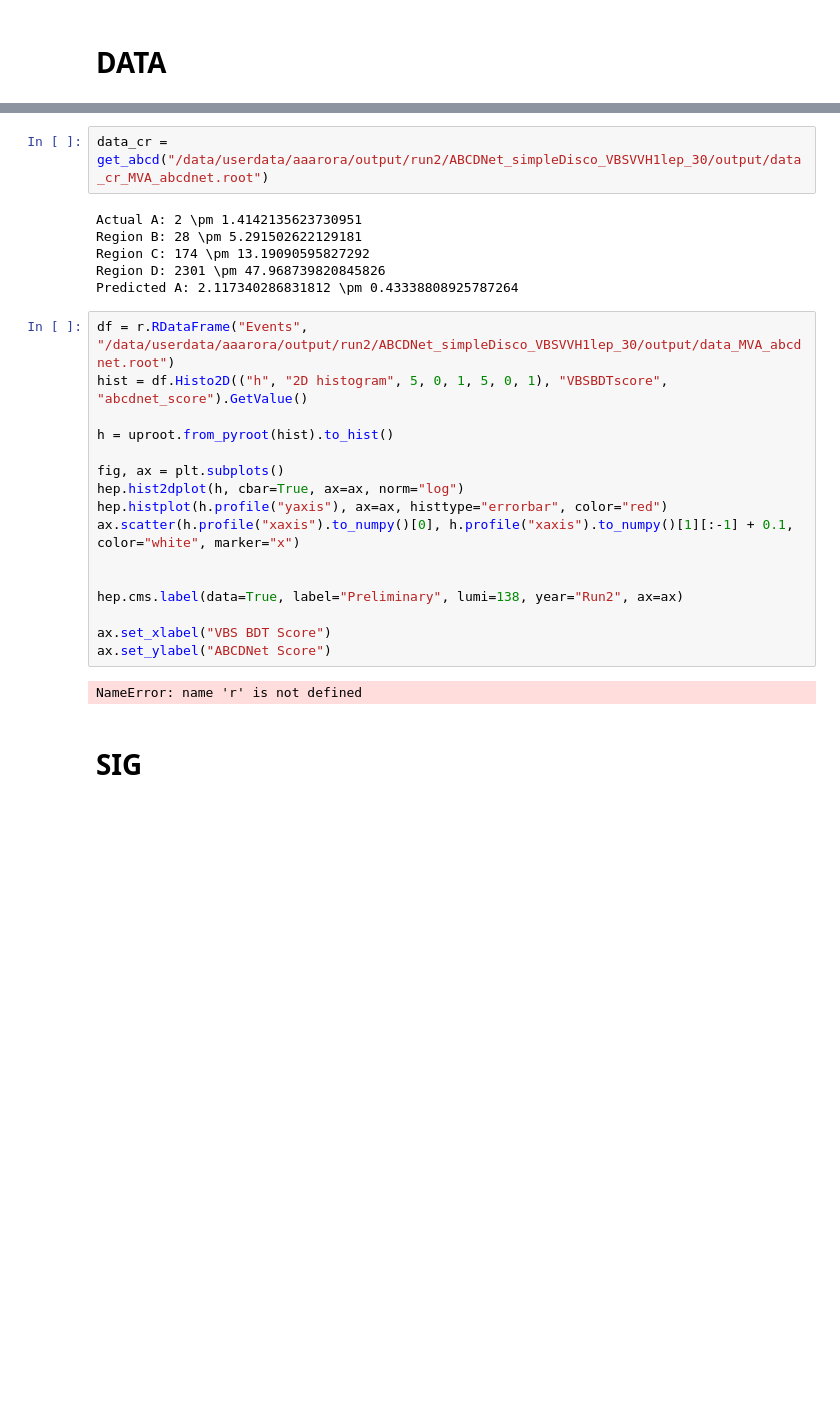
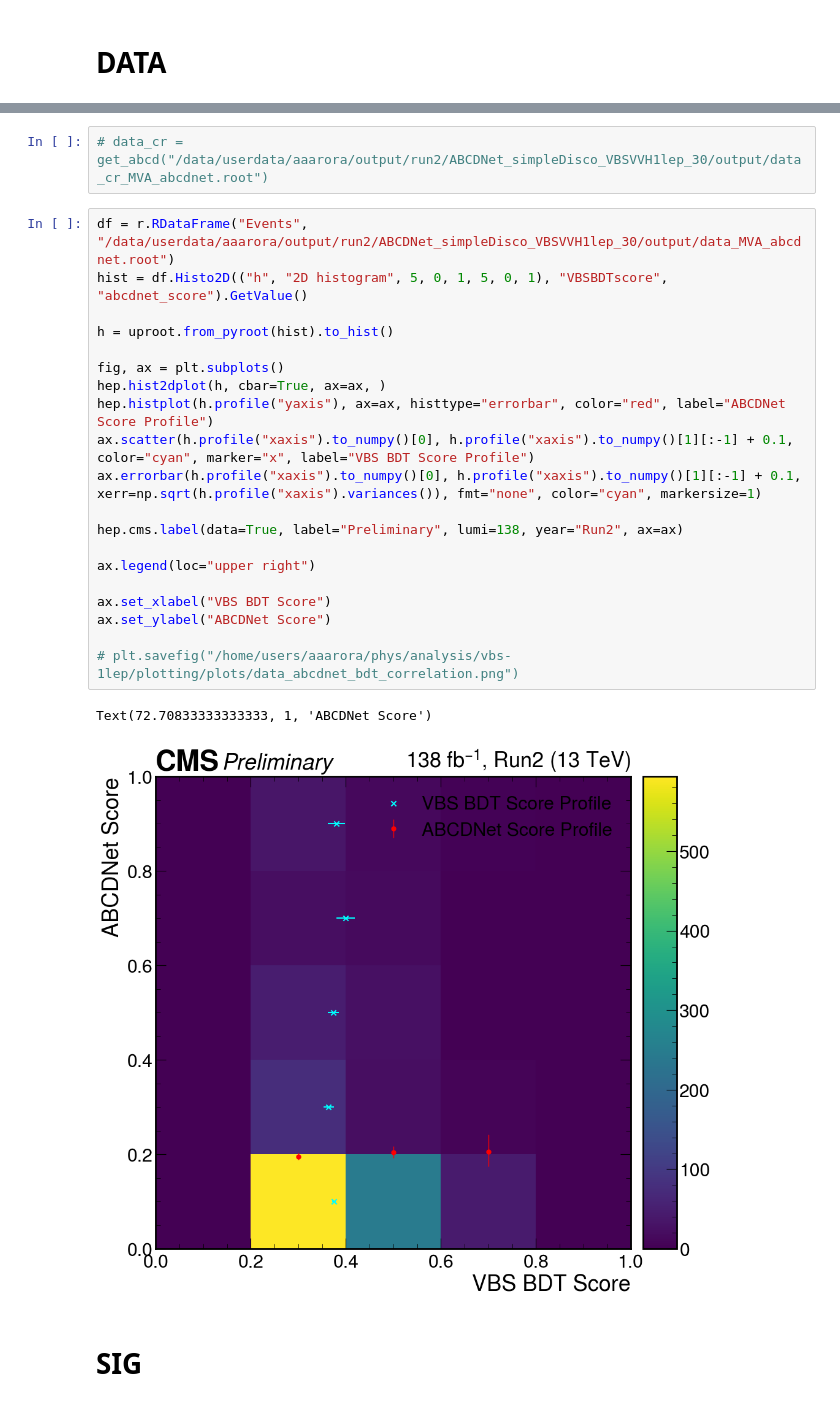
Before and after one commit to aashayarora/vbs-1lep, a Jupyter notebook: validation/yield.ipynb, the cells around one changed output, grey strips where cells are left out. Drawn from its saved outputs; the diff is of its cells as text; blank space fills up the shorter version.

```diff
--- a/validation/yield.ipynb
+++ b/validation/yield.ipynb
@@ -57,29 +58,28 @@ Predicted A: 0.8469891411648569 \pm 0.27408543816219094
 # %%
-data_cr = get_abcd("/data/userdata/aaarora/output/run2/ABCDNet_simpleDisco_VBSVVH1lep_30/output/data_cr_MVA_abcdnet.root")
+# data_cr = get_abcd("/data/userdata/aaarora/output/run2/ABCDNet_simpleDisco_VBSVVH1lep_30/output/data_cr_MVA_abcdnet.root")
-# %% [output]
-Actual A: 2 \pm 1.4142135623730951
-Region B: 28 \pm 5.291502622129181
-Region C: 174 \pm 13.19090595827292
-Region D: 2301 \pm 47.968739820845826
-Predicted A: 2.117340286831812 \pm 0.43338808925787264
 # %%
 df = r.RDataFrame("Events", "/data/userdata/aaarora/output/run2/ABCDNet_simpleDisco_VBSVVH1lep_30/output/data_MVA_abcdnet.root")
 hist = df.Histo2D(("h", "2D histogram", 5, 0, 1, 5, 0, 1), "VBSBDTscore", "abcdnet_score").GetValue()
 
 h = uproot.from_pyroot(hist).to_hist()
 
 fig, ax = plt.subplots()
-hep.hist2dplot(h, cbar=True, ax=ax, norm="log")
-hep.histplot(h.profile("yaxis"), ax=ax, histtype="errorbar", color="red")
-ax.scatter(h.profile("xaxis").to_numpy()[0], h.profile("xaxis").to_numpy()[1][:-1] + 0.1, color="white", marker="x")
-
+hep.hist2dplot(h, cbar=True, ax=ax, )
+hep.histplot(h.profile("yaxis"), ax=ax, histtype="errorbar", color="red", label="ABCDNet Score Profile")
+ax.scatter(h.profile("xaxis").to_numpy()[0], h.profile("xaxis").to_numpy()[1][:-1] + 0.1, color="cyan", marker="x", label="VBS BDT Score Profile")
+ax.errorbar(h.profile("xaxis").to_numpy()[0], h.profile("xaxis").to_numpy()[1][:-1] + 0.1, xerr=np.sqrt(h.profile("xaxis").variances()), fmt="none", color="cyan", markersize=1)
 
 hep.cms.label(data=True, label="Preliminary", lumi=138, year="Run2", ax=ax)
 
+ax.legend(loc="upper right")
+
 ax.set_xlabel("VBS BDT Score")
 ax.set_ylabel("ABCDNet Score")
+
+# plt.savefig("/home/users/aaarora/phys/analysis/vbs-1lep/plotting/plots/data_abcdnet_bdt_correlation.png")
 # %% [output]
-NameError: name 'r' is not defined
+Text(72.70833333333333, 1, 'ABCDNet Score')
+[figure, added]
 # %% [markdown]
 # SIG
 # %%
```
Also changed, not shown: parts of 7 cells of this notebook, 10 other files.
